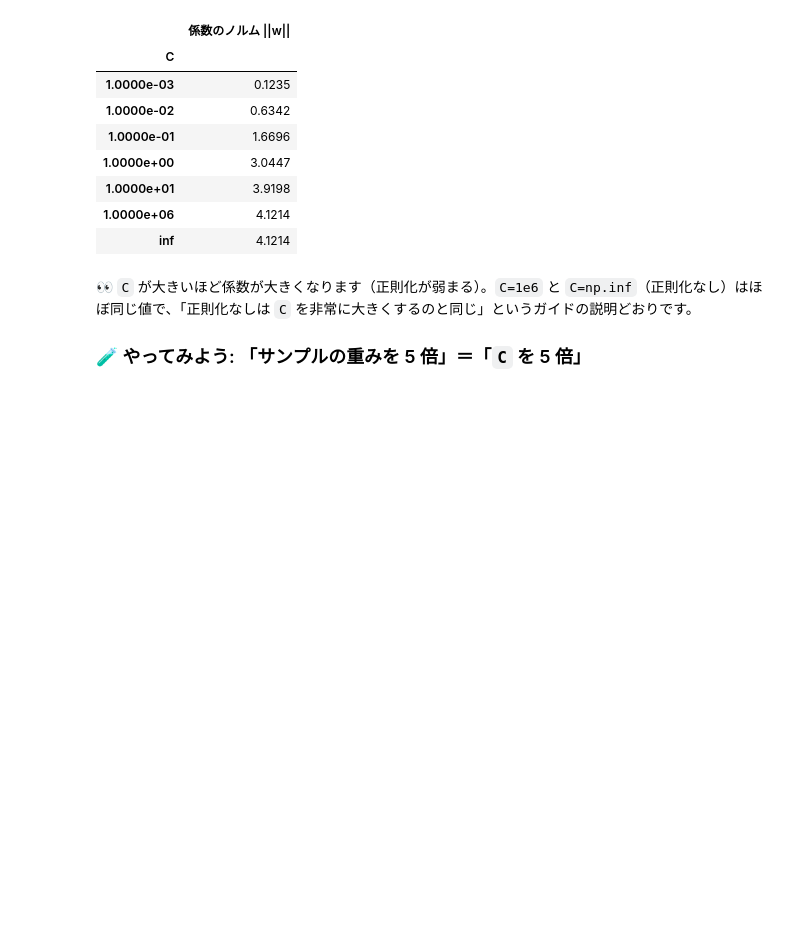
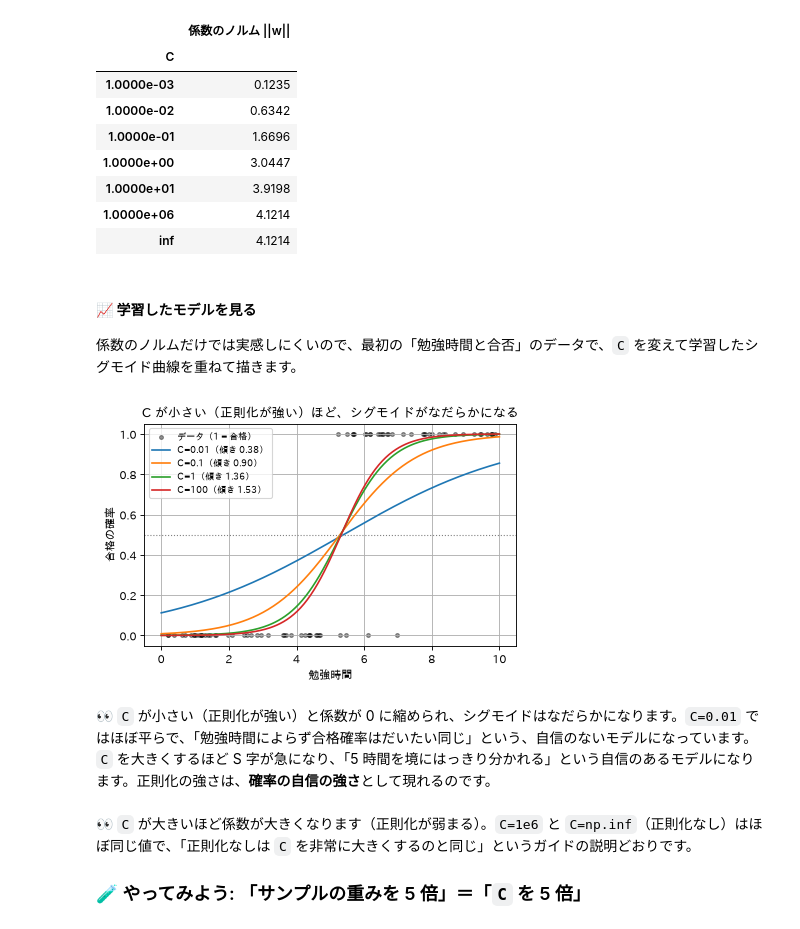
Before and after one commit to qsat/sandbox, a Jupyter notebook: study-sklearn/notebooks/01_supervised/01_linear_models_3_classification_glm.ipynb, the cells around one changed output. Drawn from its saved outputs; the diff is of its cells as text; code cells hidden in the pictures; blank space fills up the shorter version.

```diff
--- a/study-sklearn/notebooks/01_supervised/01_linear_models_3_classification_glm.ipynb
+++ b/study-sklearn/notebooks/01_supervised/01_linear_models_3_classification_glm.ipynb
@@ -232,6 +232,23 @@ pd.DataFrame(rows).set_index("C")
 | 1.0000e+01 | 3.9198 |
 | 1.0000e+06 | 4.1214 |
 | inf | 4.1214 |
+# %% [markdown]
+#### 📈 学習したモデルを見る
+
+係数のノルムだけでは実感しにくいので、最初の「勉強時間と合否」のデータで、`C` を変えて学習したシグモイド曲線を重ねて描きます。
+# %%
+g_h = np.linspace(0, 10, 200)[:, None]
+plt.scatter(hours, passed, s=12, c="black", alpha=0.4, label="データ（1 = 合格）")
+for C in [0.01, 0.1, 1, 100]:
+    m = lm.LogisticRegression(C=C).fit(hours[:, None], passed)
+    plt.plot(g_h, m.predict_proba(g_h)[:, 1], label=f"C={C}（傾き {m.coef_[0, 0]:.2f}）")
+plt.axhline(0.5, color="gray", ls=":", lw=1)
+plt.xlabel("勉強時間"); plt.ylabel("合格の確率"); plt.legend(fontsize=8)
+plt.title("C が小さい（正則化が強い）ほど、シグモイドがなだらかになる"); plt.show()
+# %% [output]
+[figure, added]
+# %% [markdown]
+👀 `C` が小さい（正則化が強い）と係数が 0 に縮められ、シグモイドはなだらかになります。`C=0.01` ではほぼ平らで、「勉強時間によらず合格確率はだいたい同じ」という、自信のないモデルになっています。`C` を大きくするほど S 字が急になり、「5 時間を境にはっきり分かれる」という自信のあるモデルになります。正則化の強さは、**確率の自信の強さ**として現れるのです。
 # %% [markdown]
 👀 `C` が大きいほど係数が大きくなります（正則化が弱まる）。`C=1e6` と `C=np.inf`（正則化なし）はほぼ同じ値で、「正則化なしは `C` を非常に大きくするのと同じ」というガイドの説明どおりです。
 
```
Also changed, not shown: parts of 10 cells of this notebook.
